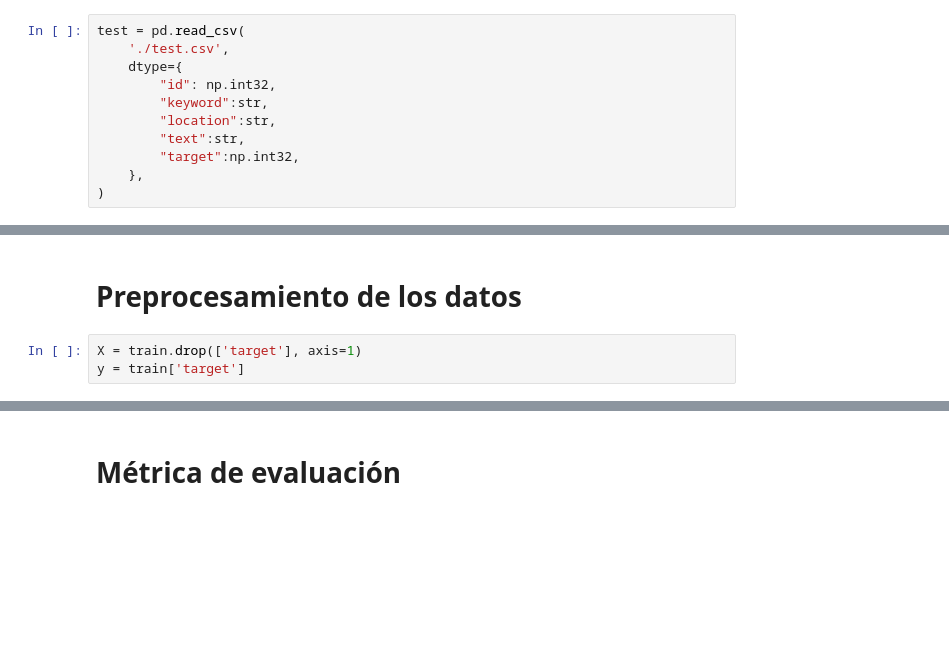
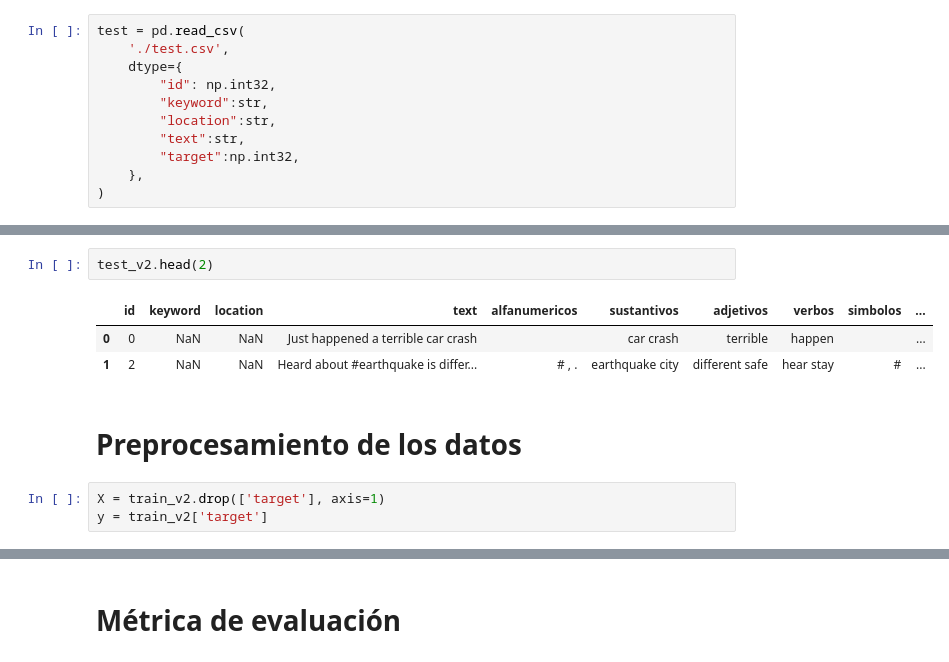
Before and after one commit to bobadillagerman/75.06-Datos-TP2-2020, a Jupyter notebook: TP2-MachineLearning-Giova.ipynb, the cells around one changed output, grey strips where cells are left out. Drawn from its saved outputs; the diff is of its cells as text; blank space fills up the shorter version.

```diff
--- a/TP2-MachineLearning-Giova.ipynb
+++ b/TP2-MachineLearning-Giova.ipynb
@@ -65,8 +169,14 @@ test.head()
+# %%
+test_v2.head(2)
+# %% [output]
+|  | id | keyword | location | text | alfanumericos | sustantivos | adjetivos | verbos | simbolos | ... |
+| 0 | 0 | NaN | NaN | Just happened a terrible car crash |  | car crash | terrible | happen |  | ... |
+| 1 | 2 | NaN | NaN | Heard about #earthquake is differ... | # , . | earthquake city | different safe | hear stay | # | ... |
 # %% [markdown]
 # Preprocesamiento de los datos
 # %%
-X = train.drop(['target'], axis=1)
-y = train['target']
+X = train_v2.drop(['target'], axis=1)
+y = train_v2['target']
 # %%
 # Separo el set en train y test
 X_train, X_test, y_train, y_test = train_test_split(X, y, test_size=0.25, random_state=1)
```
Also changed, not shown: parts of 66 cells of this notebook.
